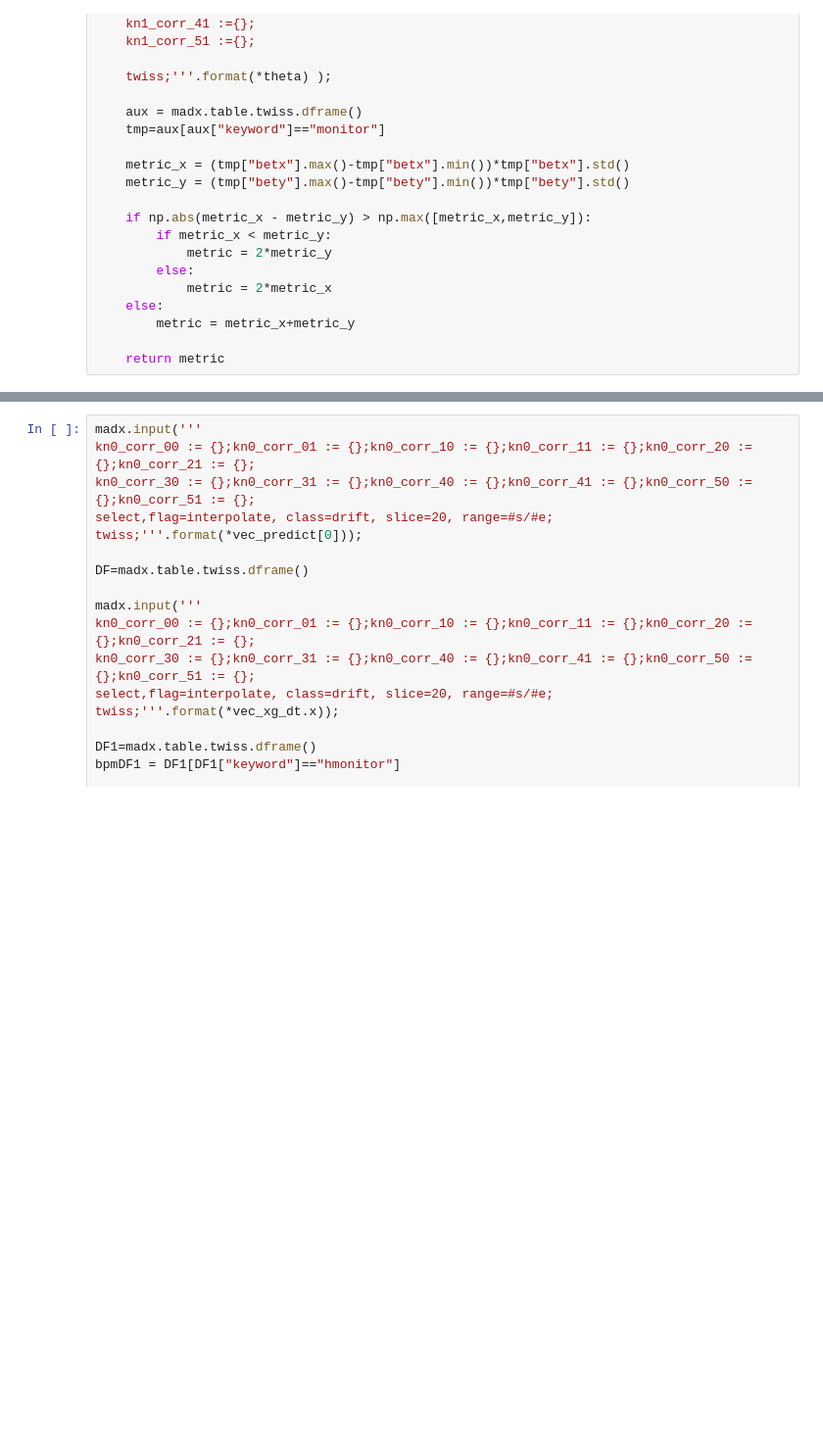
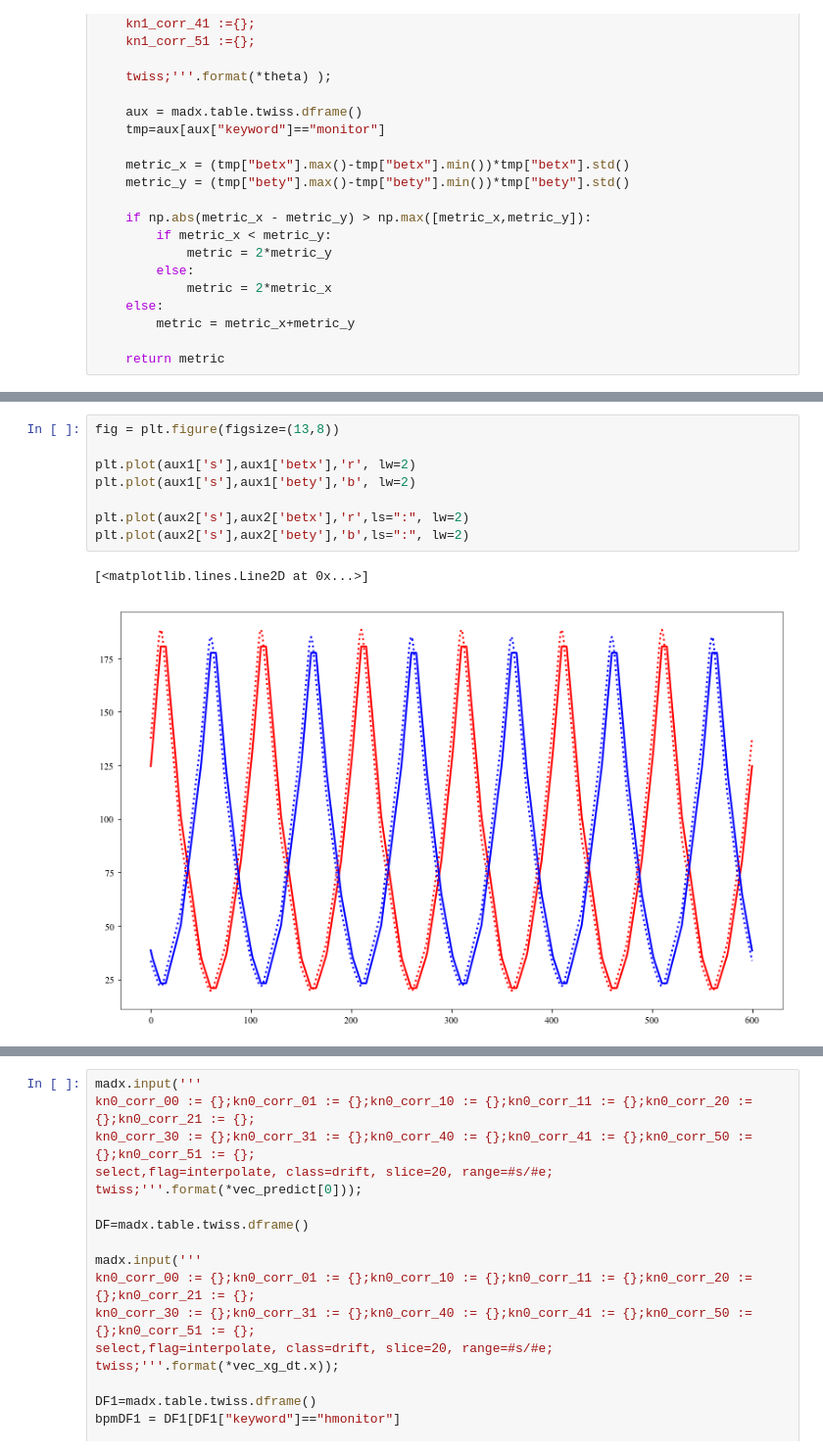
Before and after one commit to drabusov/beta-beating, a Jupyter notebook: FODO.ipynb, the cells around one changed output, grey strips where cells are left out. Shown: that part at 98% size. Drawn from its saved outputs; the diff is of its cells as text; blank space fills up the shorter version.

```diff
--- a/FODO.ipynb
+++ b/FODO.ipynb
@@ -172,0 +338,11 @@ def periodic_beta(theta):
+# %%
+fig = plt.figure(figsize=(13,8))
+
+plt.plot(aux1['s'],aux1['betx'],'r', lw=2)
+plt.plot(aux1['s'],aux1['bety'],'b', lw=2)
+
+plt.plot(aux2['s'],aux2['betx'],'r',ls=":", lw=2)
+plt.plot(aux2['s'],aux2['bety'],'b',ls=":", lw=2)
+# %% [output]
+[<matplotlib.lines.Line2D at 0x...>]
+[figure, added]
```
Also changed, not shown: parts of 15 cells of this notebook, 2 other files.
